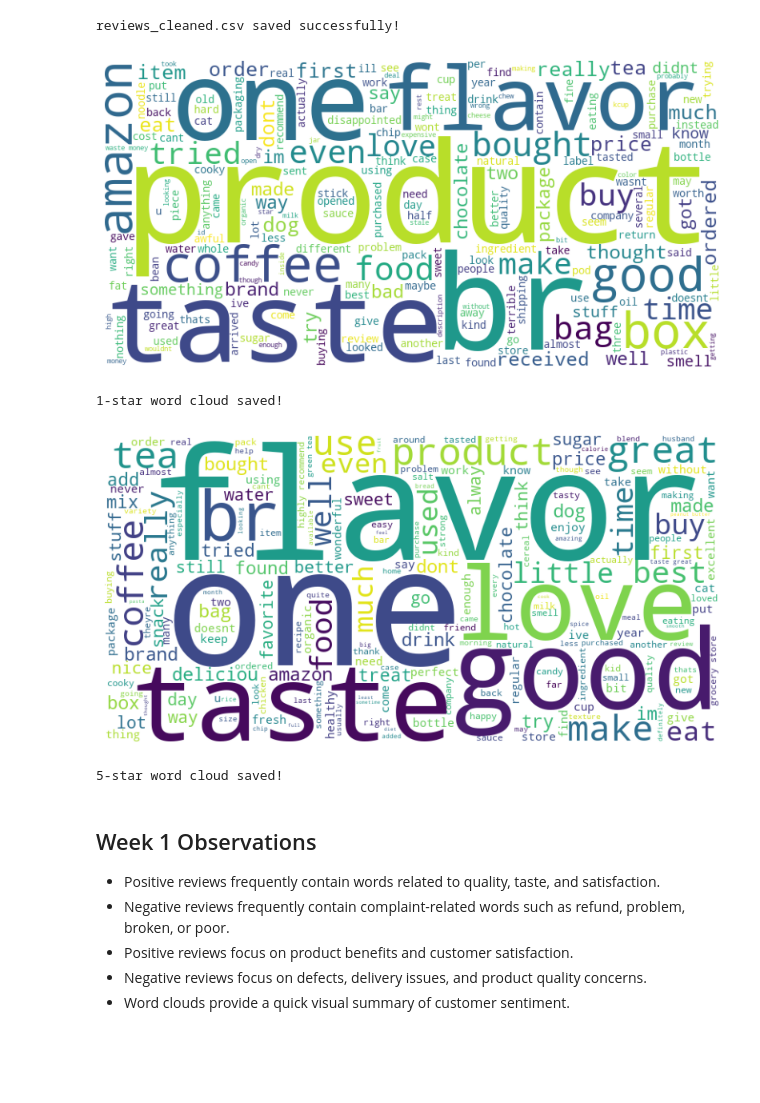
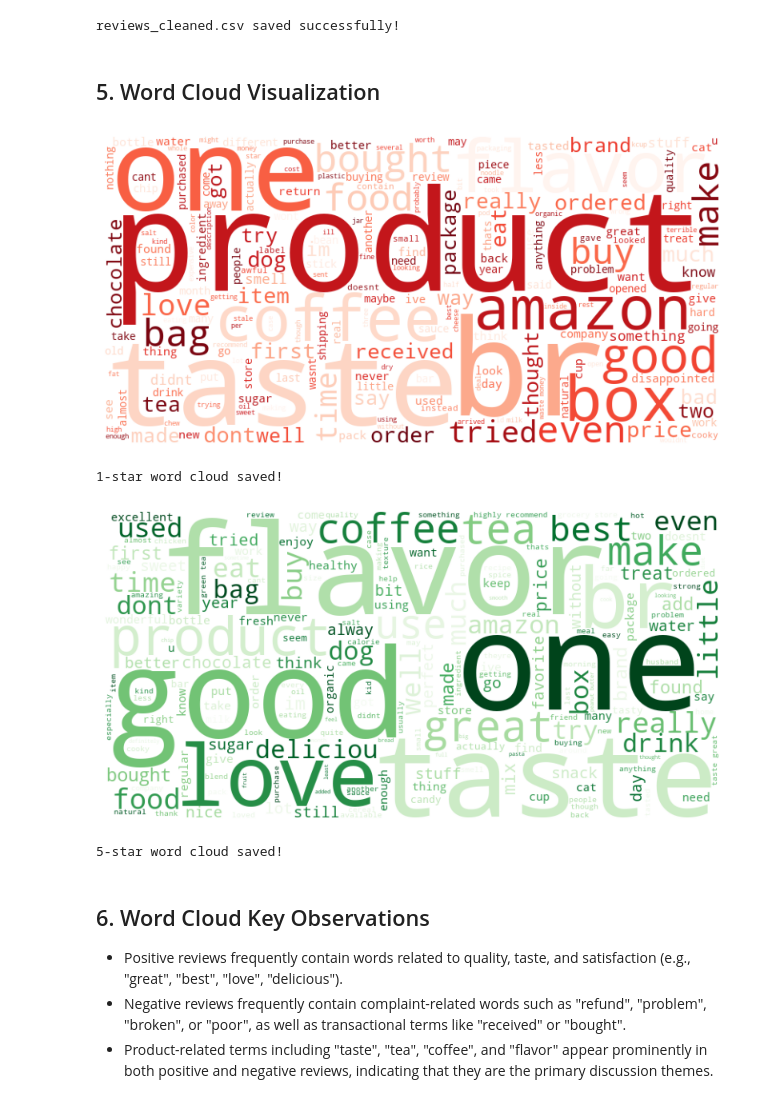
Before and after one commit to ali7540/nlp-quality-feedback-analyzer, a Jupyter notebook: notebooks/week1_preprocessing.ipynb, the cells around one changed output. Saved outputs shown, nothing was run; the diff lists cells and outputs as text; code cells hidden in the pictures; blank space fills up the shorter version.

```diff
--- a/notebooks/week1_preprocessing.ipynb
+++ b/notebooks/week1_preprocessing.ipynb
@@ -275,25 +241,28 @@ df.to_csv(
 print("reviews_cleaned.csv saved successfully!")
 # %% [output]
 reviews_cleaned.csv saved successfully!
+# %% [markdown]
+## 5. Word Cloud Visualization
 # %%
 one_star = df[df["Score"] == 1]
 
 text_1star = " ".join(
     one_star["final_cleaned_text"].astype(str)
 )
 
 wc1 = WordCloud(
+    colormap="Reds",
     width=800,
     height=400,
     background_color="white"
 ).generate(text_1star)
 
 plt.figure(figsize=(10,5))
 plt.imshow(wc1)
 plt.axis("off")
 plt.show()
 # %% [output]
-[figure, old version]
+[figure, new version]
 # %%
 wc1.to_file("../outputs/wordclouds/wordcloud_1star.png")
 
@@ -308,6 +277,7 @@ text_5star = " ".join(
 )
 
 wc5 = WordCloud(
+    colormap="Greens",
     width=800,
     height=400,
     background_color="white"
@@ -318,7 +288,7 @@ plt.imshow(wc5)
 plt.axis("off")
 plt.show()
 # %% [output]
-[figure, old version]
+[figure, new version]
 # %%
 wc5.to_file(
     "../outputs/wordclouds/wordcloud_5star.png"
@@ -328,10 +298,8 @@ print("5-star word cloud saved!")
 # %% [output]
 5-star word cloud saved!
 # %% [markdown]
-## Week 1 Observations
+## 6. Word Cloud Key Observations
 
-- Positive reviews frequently contain words related to quality, taste, and satisfaction.
-- Negative reviews frequently contain complaint-related words such as refund, problem, broken, or poor.
-- Positive reviews focus on product benefits and customer satisfaction.
-- Negative reviews focus on defects, delivery issues, and product quality concerns.
-- Word clouds provide a quick visual summary of customer sentiment.
+- Positive reviews frequently contain words related to quality, taste, and satisfaction (e.g., "great", "best", "love", "delicious").
+- Negative reviews frequently contain complaint-related words such as "refund", "problem", "broken", or "poor", as well as transactional terms like "received" or "bought".
+- Product-related terms including "taste", "tea", "coffee", and "flavor" appear prominently in both positive and negative reviews, indicating that they are the primary discussion themes.
```
Also changed, not shown: parts of 15 cells of this notebook, 5 other files.
